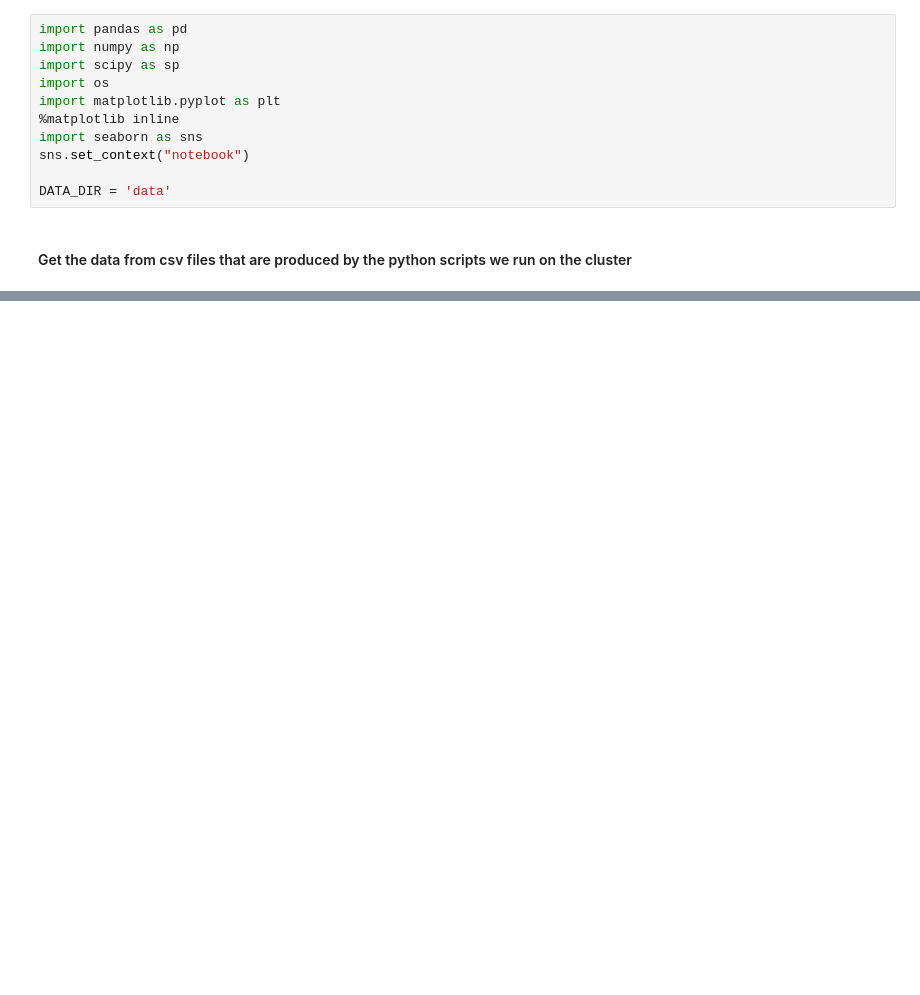
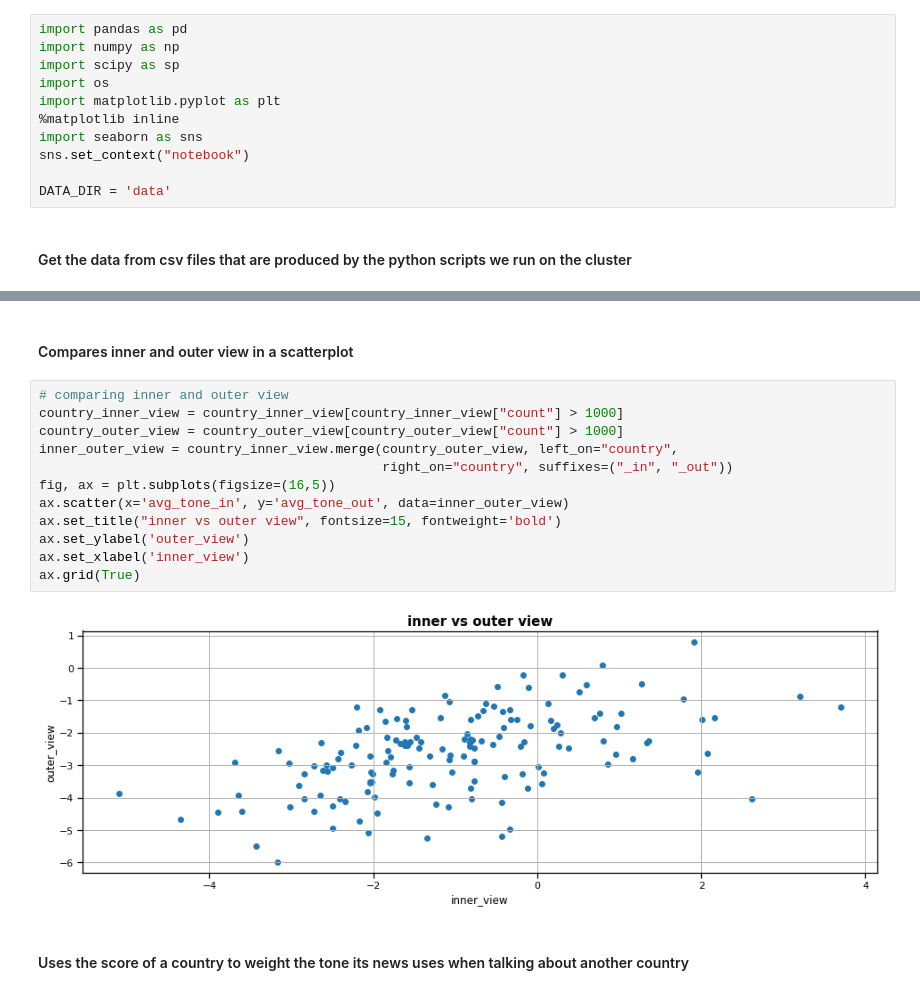
Before and after one commit to NatGr/projectAdA, a Jupyter notebook: Notebook.ipynb, the cells around one changed output, grey strips where cells are left out. Cells and saved outputs as stored; diff of their text form; blank space fills up the shorter version.

```diff
--- a/Notebook.ipynb
+++ b/Notebook.ipynb
@@ -19,3 +72,21 @@ country_outer_view = pd.read_csv(os.path.join(DATA_DIR, 'country_outer_view.csv'
+# %% [markdown]
+#### Compares inner and outer view in a scatterplot
+# %%
+# comparing inner and outer view
+country_inner_view = country_inner_view[country_inner_view["count"] > 1000]
+country_outer_view = country_outer_view[country_outer_view["count"] > 1000]
+inner_outer_view = country_inner_view.merge(country_outer_view, left_on="country",
+                                            right_on="country", suffixes=("_in", "_out"))
+fig, ax = plt.subplots(figsize=(16,5))
+ax.scatter(x='avg_tone_in', y='avg_tone_out', data=inner_outer_view)
+ax.set_title("inner vs outer view", fontsize=15, fontweight='bold')
+ax.set_ylabel('outer_view')
+ax.set_xlabel('inner_view')
+ax.grid(True)
+# %% [output]
+[figure, added]
+# %% [markdown]
+#### Uses the score of a country to weight the tone its news uses when talking about another country
 # %%
 # iteratively decreasing the weight of a country with bad reputation to compute the reputation
 # of another country
```
Also changed, not shown: parts of 8 cells of this notebook, 7 other files.
